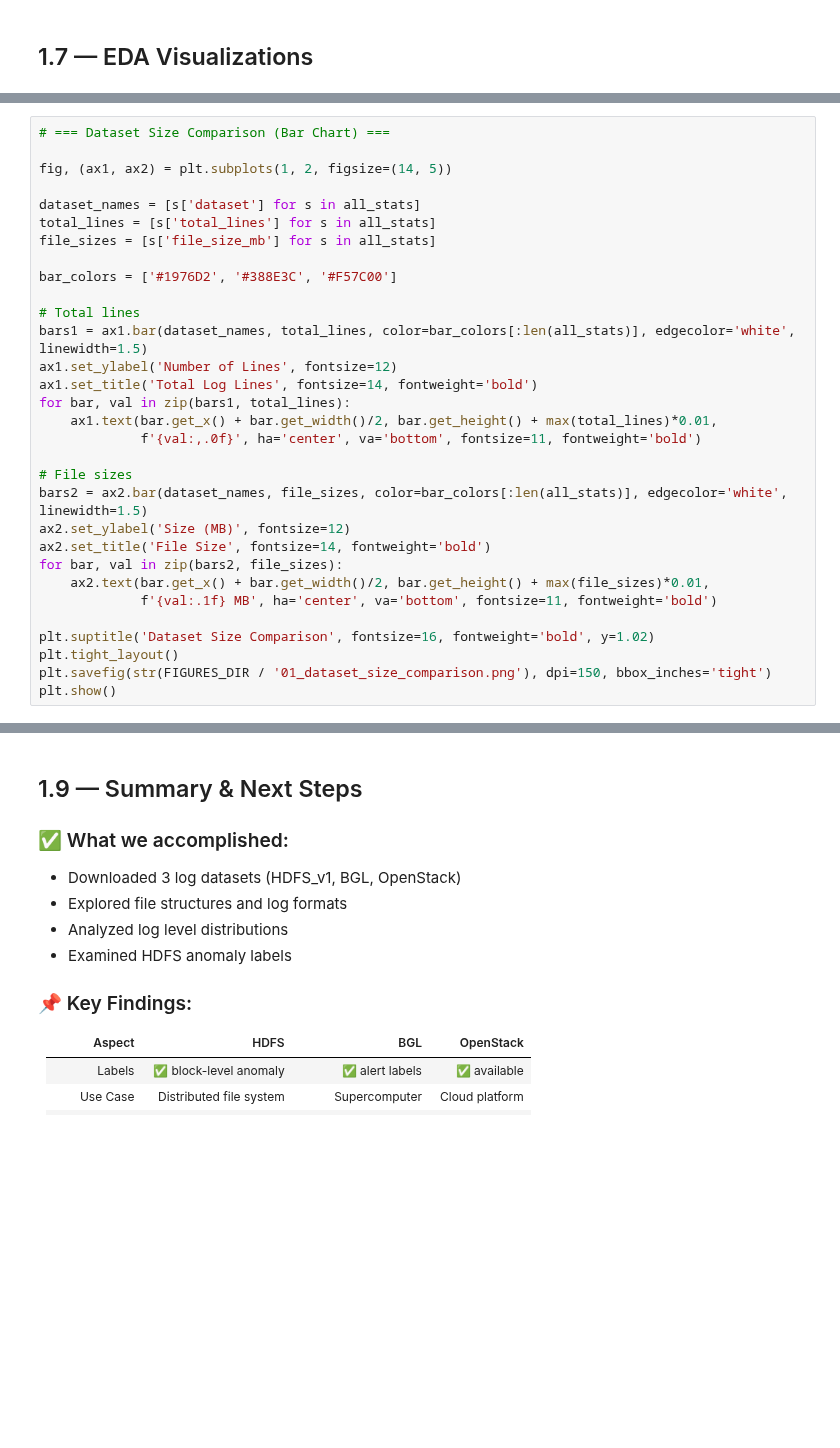
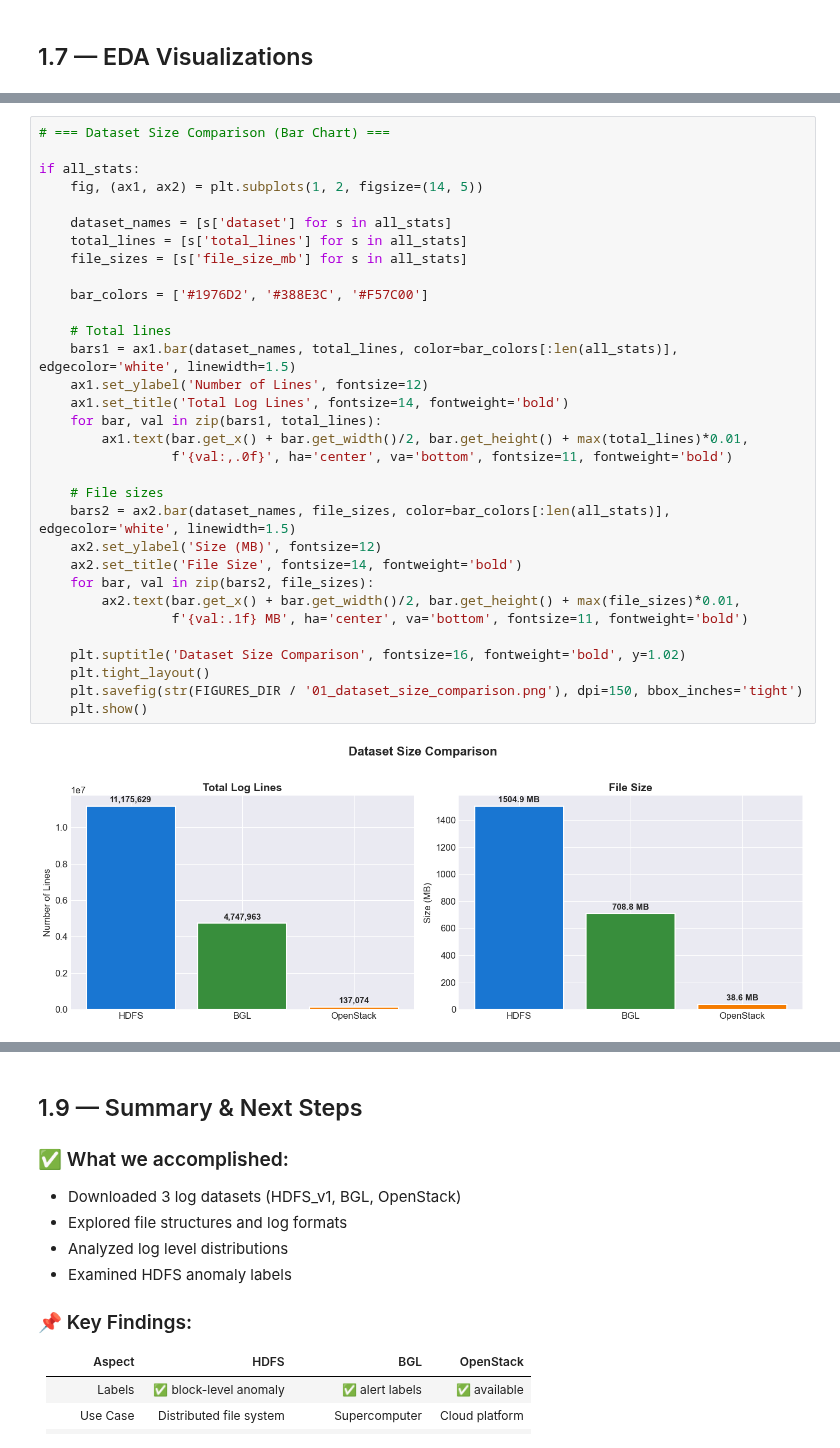
Before and after one commit to NANITH777/multimodal-rca-engine, a Jupyter notebook: notebooks/01_data_acquisition_exploration.ipynb, the cells around one changed output, grey strips where cells are left out. Saved outputs shown, nothing was run; the diff lists cells and outputs as text; blank space fills up the shorter version.

```diff
--- a/notebooks/01_data_acquisition_exploration.ipynb
+++ b/notebooks/01_data_acquisition_exploration.ipynb
@@ -249,34 +378,37 @@ print("💾 Saved: results/figures/01_log_level_distribution.png")
 # %%
 # === Dataset Size Comparison (Bar Chart) ===
 
-fig, (ax1, ax2) = plt.subplots(1, 2, figsize=(14, 5))
+if all_stats:
+    fig, (ax1, ax2) = plt.subplots(1, 2, figsize=(14, 5))
 
-dataset_names = [s['dataset'] for s in all_stats]
-total_lines = [s['total_lines'] for s in all_stats]
-file_sizes = [s['file_size_mb'] for s in all_stats]
+    dataset_names = [s['dataset'] for s in all_stats]
+    total_lines = [s['total_lines'] for s in all_stats]
+    file_sizes = [s['file_size_mb'] for s in all_stats]
 
-bar_colors = ['#1976D2', '#388E3C', '#F57C00']
+    bar_colors = ['#1976D2', '#388E3C', '#F57C00']
 
-# Total lines
-bars1 = ax1.bar(dataset_names, total_lines, color=bar_colors[:len(all_stats)], edgecolor='white', linewidth=1.5)
-ax1.set_ylabel('Number of Lines', fontsize=12)
-ax1.set_title('Total Log Lines', fontsize=14, fontweight='bold')
-for bar, val in zip(bars1, total_lines):
-    ax1.text(bar.get_x() + bar.get_width()/2, bar.get_height() + max(total_lines)*0.01,
-             f'{val:,.0f}', ha='center', va='bottom', fontsize=11, fontweight='bold')
+    # Total lines
+    bars1 = ax1.bar(dataset_names, total_lines, color=bar_colors[:len(all_stats)], edgecolor='white', linewidth=1.5)
+    ax1.set_ylabel('Number of Lines', fontsize=12)
+    ax1.set_title('Total Log Lines', fontsize=14, fontweight='bold')
+    for bar, val in zip(bars1, total_lines):
+        ax1.text(bar.get_x() + bar.get_width()/2, bar.get_height() + max(total_lines)*0.01,
+                 f'{val:,.0f}', ha='center', va='bottom', fontsize=11, fontweight='bold')
 
-# File sizes
-bars2 = ax2.bar(dataset_names, file_sizes, color=bar_colors[:len(all_stats)], edgecolor='white', linewidth=1.5)
-ax2.set_ylabel('Size (MB)', fontsize=12)
-ax2.set_title('File Size', fontsize=14, fontweight='bold')
-for bar, val in zip(bars2, file_sizes):
-    ax2.text(bar.get_x() + bar.get_width()/2, bar.get_height() + max(file_sizes)*0.01,
-             f'{val:.1f} MB', ha='center', va='bottom', fontsize=11, fontweight='bold')
+    # File sizes
+    bars2 = ax2.bar(dataset_names, file_sizes, color=bar_colors[:len(all_stats)], edgecolor='white', linewidth=1.5)
+    ax2.set_ylabel('Size (MB)', fontsize=12)
+    ax2.set_title('File Size', fontsize=14, fontweight='bold')
+    for bar, val in zip(bars2, file_sizes):
+        ax2.text(bar.get_x() + bar.get_width()/2, bar.get_height() + max(file_sizes)*0.01,
+                 f'{val:.1f} MB', ha='center', va='bottom', fontsize=11, fontweight='bold')
 
-plt.suptitle('Dataset Size Comparison', fontsize=16, fontweight='bold', y=1.02)
-plt.tight_layout()
-plt.savefig(str(FIGURES_DIR / '01_dataset_size_comparison.png'), dpi=150, bbox_inches='tight')
-plt.show()
+    plt.suptitle('Dataset Size Comparison', fontsize=16, fontweight='bold', y=1.02)
+    plt.tight_layout()
+    plt.savefig(str(FIGURES_DIR / '01_dataset_size_comparison.png'), dpi=150, bbox_inches='tight')
+    plt.show()
+# %% [output]
+[figure, added]
 # %%
 # === Line Length Distribution (Histograms) ===
 
```
Also changed, not shown: parts of 20 cells of this notebook, 14 other files.
